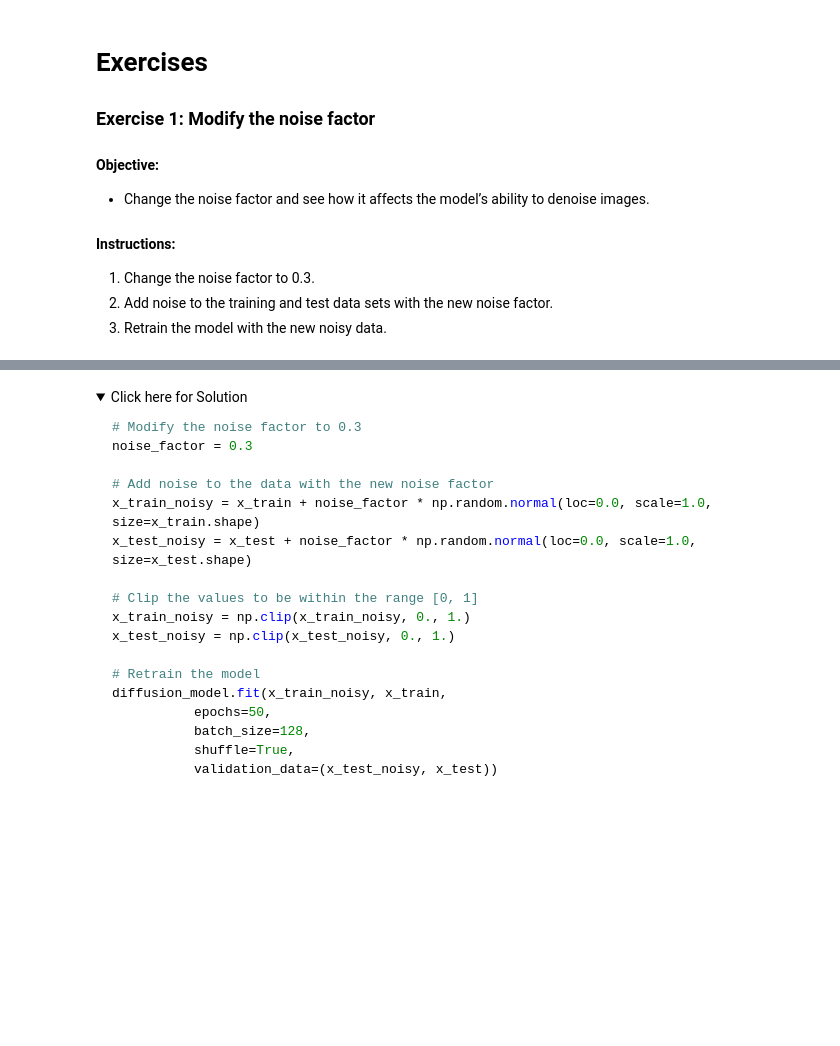
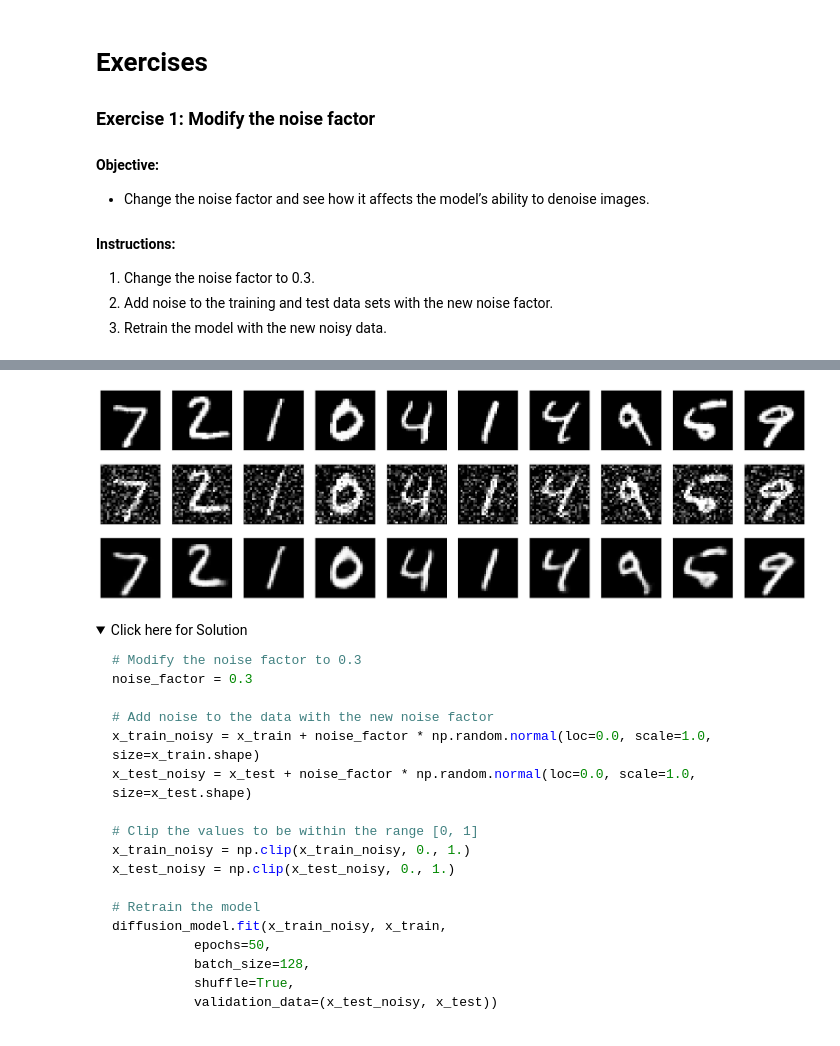
Before and after one commit to dylanjayabahu/ibm-ai-engineering, a Jupyter notebook: 03-Deep_Learning_with_Keras_and_Tensorflow/Module-4-Unsupervised_and_Generative_in_Keras/5-Implementing_Diffusion_Models_Lab.ipynb, the cells around one changed output, grey strips where cells are left out. Drawn from its saved outputs; the diff is of its cells as text; code cells hidden in the pictures; folded sections open; blank space fills up the shorter version.

```diff
--- a/03-Deep_Learning_with_Keras_and_Tensorflow/Module-4-Unsupervised_and_Generative_in_Keras/5-Implementing_Diffusion_Models_Lab.ipynb
+++ b/03-Deep_Learning_with_Keras_and_Tensorflow/Module-4-Unsupervised_and_Generative_in_Keras/5-Implementing_Diffusion_Models_Lab.ipynb
@@ -274,0 +370,19 @@ diffusion_model.fit(x_train_noisy, x_train,
+# %%
+# Cache and prefetch the data using TensorFlow data pipelines for faster loading
+train_dataset = tf.data.Dataset.from_tensor_slices((x_train_noisy, x_train))
+train_dataset = train_dataset.cache().batch(64).prefetch(tf.data.AUTOTUNE)  # Reduced batch size
+
+val_dataset = tf.data.Dataset.from_tensor_slices((x_test_noisy, x_test))
+val_dataset = val_dataset.cache().batch(64).prefetch(tf.data.AUTOTUNE)  # Reduced batch size
+# %%
+# Implement early stopping based on validation loss
+early_stopping = EarlyStopping(monitor='val_loss', patience=2, restore_best_weights=True)
+
+# Train the model with early stopping and smaller batch size
+diffusion_model.fit(
+    train_dataset,
+    epochs=3,
+    shuffle=True,
+    validation_data=val_dataset,
+    callbacks=[early_stopping]
+)
@@ -274,0 +397,27 @@ diffusion_model.fit(x_train_noisy, x_train,
+# %%
+# Predict the denoised images
+denoised_images = diffusion_model.predict(x_test_noisy)
+
+# Visualize the results
+n = 10  # Number of digits to display
+plt.figure(figsize=(20, 6))
+for i in range(n):
+    # Display original
+    ax = plt.subplot(3, n, i + 1)
+    plt.imshow(x_test[i].reshape(28, 28), cmap='gray')
+    ax.get_xaxis().set_visible(False)
+    ax.get_yaxis().set_visible(False)
+
+    # Display noisy
+    ax = plt.subplot(3, n, i + 1 + n)
+    plt.imshow(x_test_noisy[i].reshape(28, 28), cmap='gray')
+    ax.get_xaxis().set_visible(False)
+    ax.get_yaxis().set_visible(False)
+
+    # Display denoised
+    ax = plt.subplot(3, n, i + 1 + 2*n)
+    plt.imshow(denoised_images[i].reshape(28, 28), cmap='gray')
+    ax.get_xaxis().set_visible(False)
+    ax.get_yaxis().set_visible(False)
+plt.show()
+# %% [output]
@@ -275,3 +425,4 @@ diffusion_model.fit(x_train_noisy, x_train,
+[figure, added]
 # %% [markdown]
 <details>
     <summary>Click here for Solution</summary>
```
Also changed, not shown: parts of 16 cells of this notebook, 2 other files.
